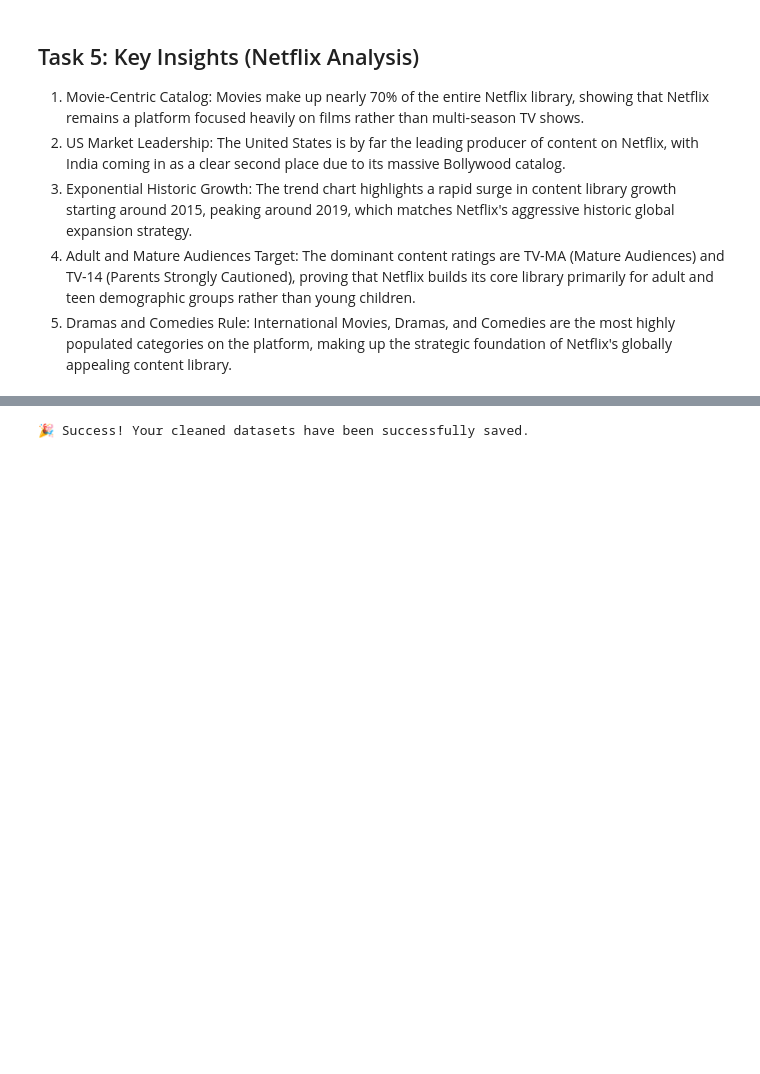
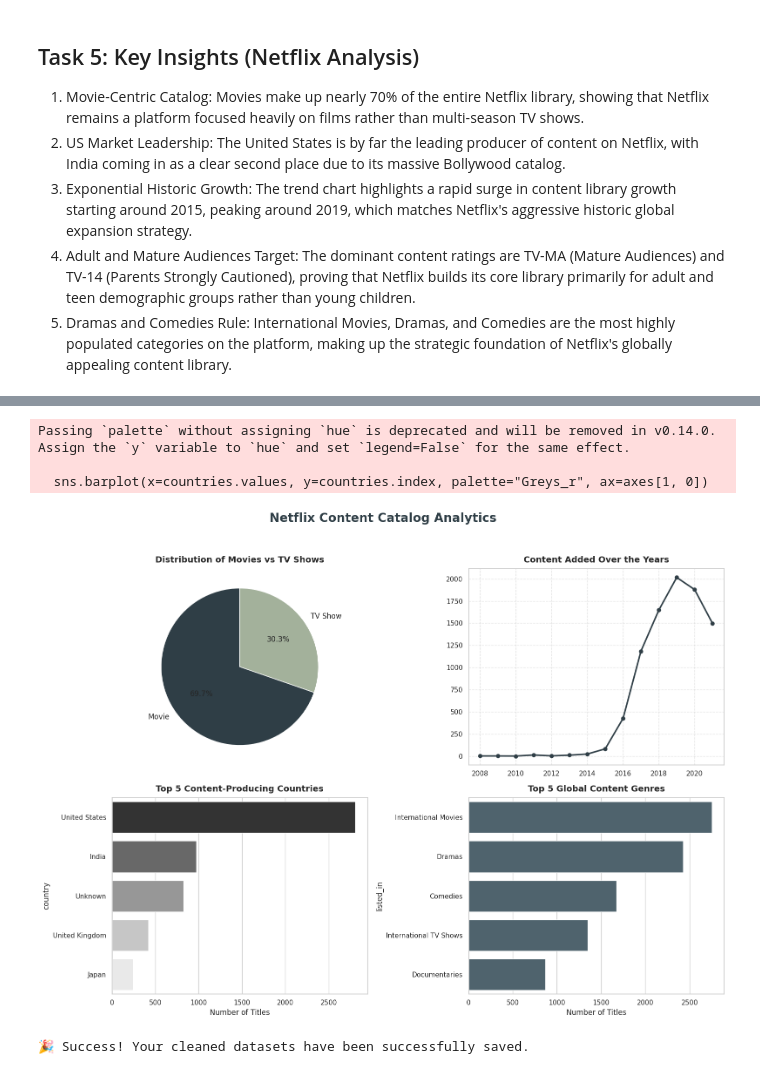
Before and after one commit to simpli-cheekah/Ecom_Netflix_Analysis, a Jupyter notebook: AnalystLab_Week1.ipynb, the cells around one changed output, grey strips where cells are left out. Saved outputs shown, nothing was run; the diff lists cells and outputs as text; code cells hidden in the pictures; blank space fills up the shorter version.

```diff
--- a/AnalystLab_Week1.ipynb
+++ b/AnalystLab_Week1.ipynb
@@ -459,3 +505,41 @@ plt.show()
+# %%
+import matplotlib.pyplot as plt
+import seaborn as sns
+
+# Create a 2x2 grid for Netflix
+fig, axes = plt.subplots(2, 2, figsize=(16, 12))
+fig.suptitle("Netflix Content Catalog Analytics", fontsize=20, fontweight='bold', color='#2F3E46', y=0.98)
+
+# 1. Top Left: Content Type (Pie)
+axes[0, 0].pie(df_netflix['type'].value_counts(), labels=df_netflix['type'].value_counts().index,
+               autopct='%1.1f%%', colors=['#2F3E46', '#A3B19B'], startangle=90, textprops={'fontsize': 12})
+axes[0, 0].set_title("Distribution of Movies vs TV Shows", fontsize=14, fontweight='bold', pad=10)
+
+# 2. Top Right: Growth Trend (Line)
+trend = df_netflix['year_added'].value_counts().sort_index()
+axes[0, 1].plot(trend.index, trend.values, color='#2F3E46', marker='o', linewidth=2.5)
+axes[0, 1].set_title("Content Added Over the Years", fontsize=14, fontweight='bold', pad=10)
+axes[0, 1].grid(True, linestyle='--', alpha=0.5)
+
+# 3. Bottom Left: Top Countries (Horizontal Bar)
+countries = df_netflix['country'].value_counts().head(5)
+sns.barplot(x=countries.values, y=countries.index, palette="Greys_r", ax=axes[1, 0])
+axes[1, 0].set_title("Top 5 Content-Producing Countries", fontsize=14, fontweight='bold', pad=10)
+axes[1, 0].set_xlabel("Number of Titles")
+
+# 4. Bottom Right: Top Genres (Horizontal Bar - Solid Slate Color)
+genres = df_netflix['listed_in'].str.split(', ').explode().value_counts().head(5)
+sns.barplot(x=genres.values, y=genres.index, color="#4A6572", ax=axes[1, 1])
+axes[1, 1].set_title("Top 5 Global Content Genres", fontsize=14, fontweight='bold', pad=10)
+axes[1, 1].set_xlabel("Number of Titles")
+
+plt.tight_layout(rect=[0, 0, 1, 0.95])
+plt.show()
+# %% [output]
+Passing `palette` without assigning `hue` is deprecated and will be removed in v0.14.0. Assign the `y` variable to `hue` and set `legend=False` for the same effect.
+
+  sns.barplot(x=countries.values, y=countries.index, palette="Greys_r", ax=axes[1, 0])
+[figure, added]
 # %%
 # Save the final cleaned datasets to CSV files
 df_retail.to_csv('cleaned_ecommerce_retail.csv', index=False)
```
Also changed, not shown: parts of 1 cell of this notebook.
